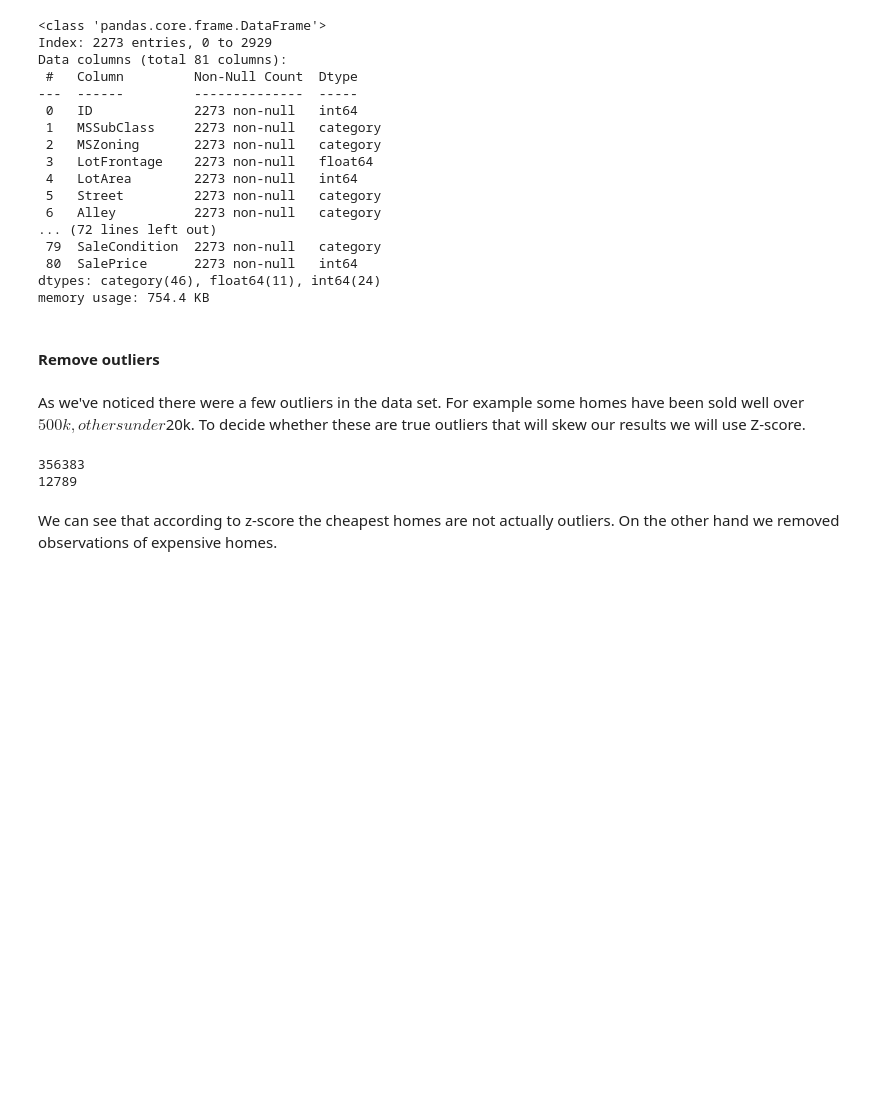
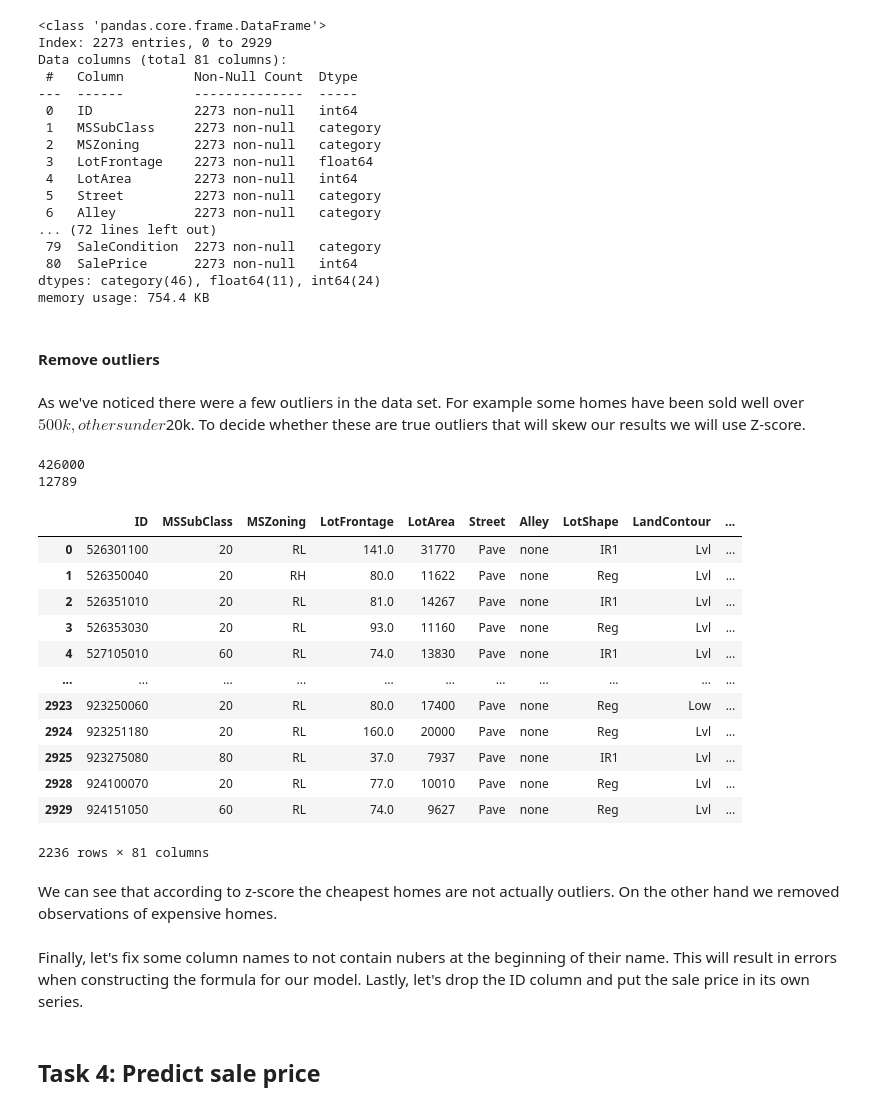
Before and after one commit to DonKubini/BAN436_final_project, a Jupyter notebook: Final_project.ipynb, the cells around one changed output. Saved outputs shown, nothing was run; the diff lists cells and outputs as text; code cells hidden in the pictures; blank space fills up the shorter version.

```diff
--- a/Final_project.ipynb
+++ b/Final_project.ipynb
@@ -312,18 +313,35 @@ As we've noticed there were a few outliers in the data set. For example some hom
 # %%
 # import functionc to calculate z-score
 from scipy import stats
 
 # calculte absolute value of z-scores for sales price
 z_scores = np.abs(stats.zscore(data_clean['SalePrice']))
 
 # keep only rows with z-score less than 3
 data_clean = data_clean[z_scores < 3]
 
 # check new max and min
 print(data_clean['SalePrice'].max())
 print(data_clean['SalePrice'].min())
+
+data_clean
 # %% [output]
-356383
+426000
 12789
+|  | ID | MSSubClass | MSZoning | LotFrontage | LotArea | Street | Alley | LotShape | LandContour | ... |
+| 0 | 526301100 | 20 | RL | 141.0 | 31770 | Pave | none | IR1 | Lvl | ... |
+| 1 | 526350040 | 20 | RH | 80.0 | 11622 | Pave | none | Reg | Lvl | ... |
+| 2 | 526351010 | 20 | RL | 81.0 | 14267 | Pave | none | IR1 | Lvl | ... |
+| 3 | 526353030 | 20 | RL | 93.0 | 11160 | Pave | none | Reg | Lvl | ... |
+| 4 | 527105010 | 60 | RL | 74.0 | 13830 | Pave | none | IR1 | Lvl | ... |
+| ... | ... | ... | ... | ... | ... | ... | ... | ... | ... | ... |
+| 2923 | 923250060 | 20 | RL | 80.0 | 17400 | Pave | none | Reg | Low | ... |
+| 2924 | 923251180 | 20 | RL | 160.0 | 20000 | Pave | none | Reg | Lvl | ... |
+| 2925 | 923275080 | 80 | RL | 37.0 | 7937 | Pave | none | IR1 | Lvl | ... |
+| 2928 | 924100070 | 20 | RL | 77.0 | 10010 | Pave | none | Reg | Lvl | ... |
+| 2929 | 924151050 | 60 | RL | 74.0 | 9627 | Pave | none | Reg | Lvl | ... |
+2236 rows × 81 columns
 # %% [markdown]
 We can see that according to z-score the cheapest homes are not actually outliers. On the other hand we removed observations of expensive homes.
+# %% [markdown]
+Finally, let's fix some column names to not contain nubers at the beginning of their name. This will result in errors when constructing the formula for our model. Lastly, let's drop the ID column and put the sale price in its own series.
@@ -329,0 +359,2 @@ We can see that according to z-score the cheapest homes are not actually outlier
+# %% [markdown]
+## Task 4: Predict sale price
```
Also changed, not shown: parts of 11 cells of this notebook, 1 other file.
